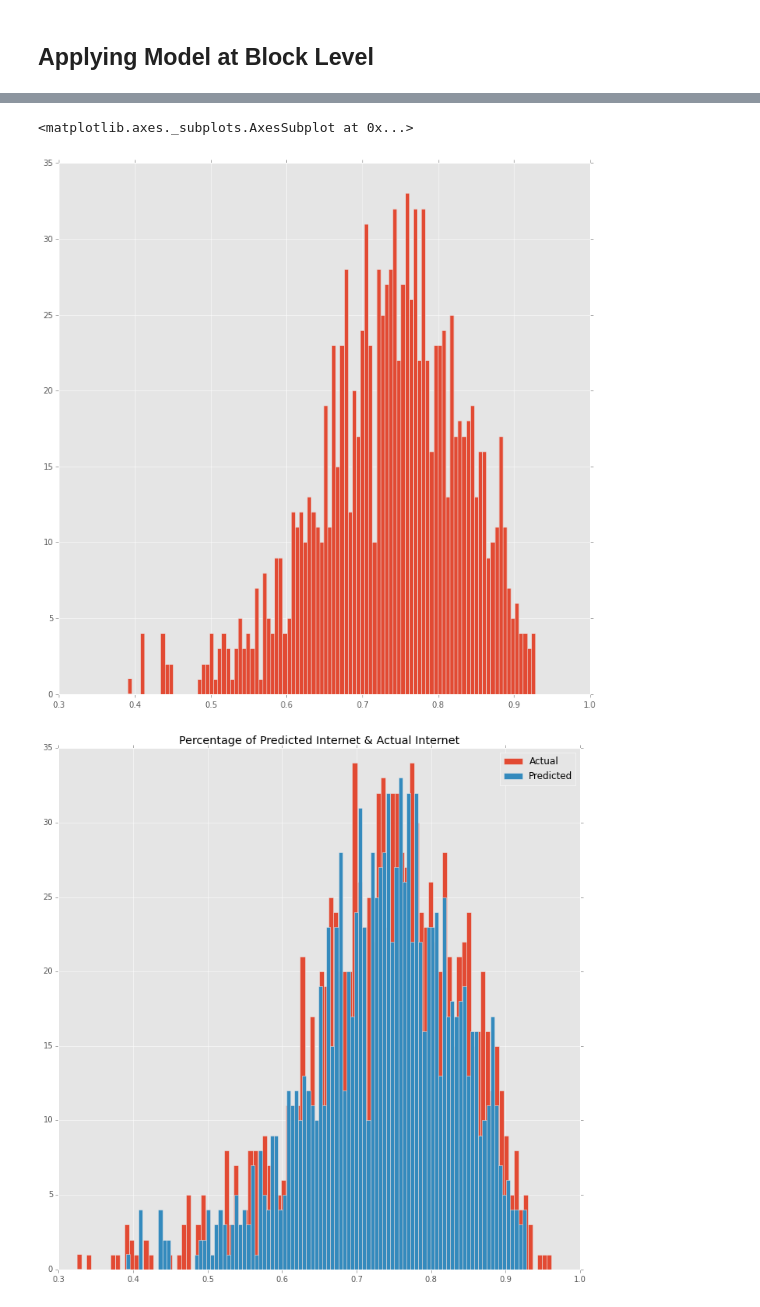
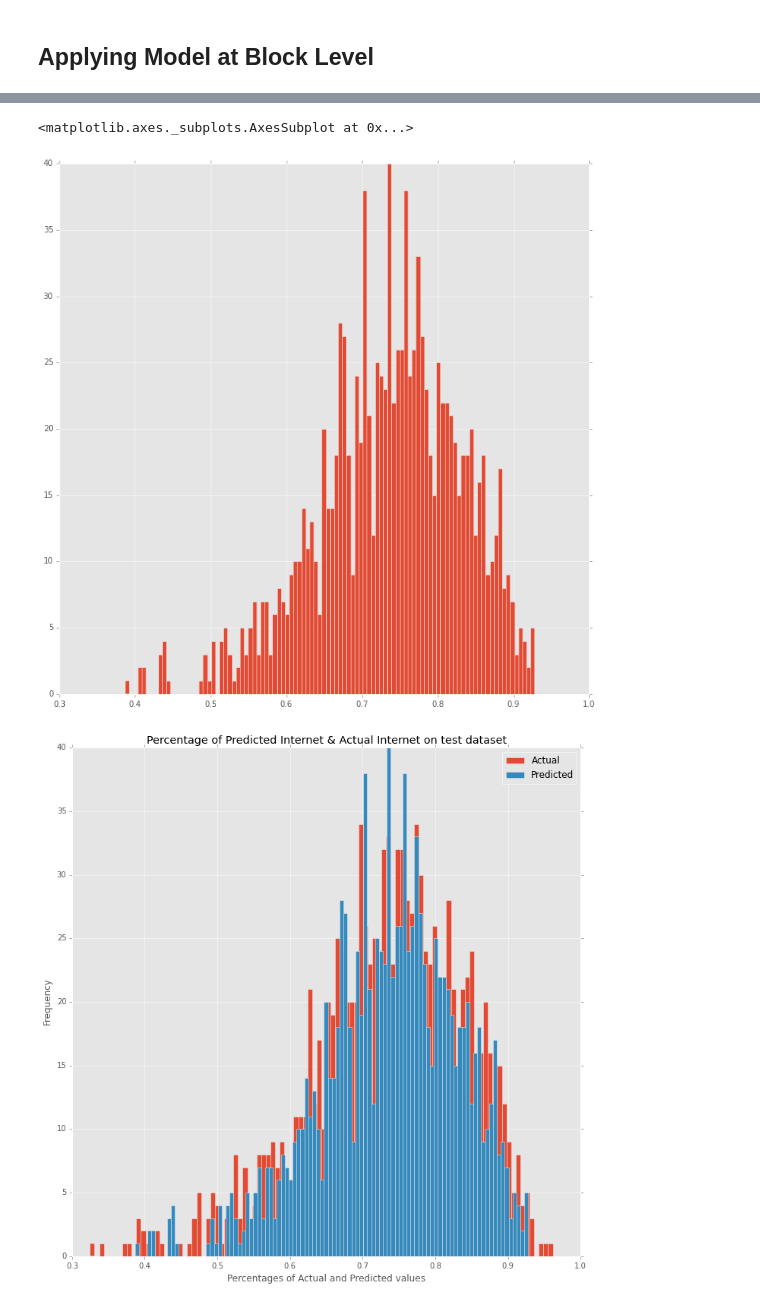
Before and after one commit to AlanPolson/ML_Project, a Jupyter notebook: Code/MachineLearningRandomForest.ipynb, the cells around one changed output, grey strips where cells are left out. Cells and saved outputs as stored; diff of their text form; code cells hidden in the pictures.

```diff
--- a/Code/MachineLearningRandomForest.ipynb
+++ b/Code/MachineLearningRandomForest.ipynb
@@ -231,7 +254,7 @@ results2['preds'] = rf_predictions
 # %%
 pumadata1=puma.copy()
 pumadata1['internet']= predict['0165_11']/predict['0165_10']
-pumadata1['st'] = pd.get_dummies(data=pumadata, columns=['st'], sparse=True)
+pumadata1= pumadata1.drop('st',1)
 # %%
 trainr = pumadata1.loc[pumadata1['label'] == 'train']
 trainr = trainr.drop(['label'], axis=1)
@@ -257,6 +280,6 @@ pred_validr = validr.drop(['internet'], axis=1)
 feature_namesvr = list(pred_validr.columns.values)
 pred_validr = np.int64(pred_validr.fillna(np.nan))
 # %%
-rfr = RandomForestRegressor(n_estimators=500, criterion='mse', min_samples_split=10, verbose=2, oob_score = True)
+rfr = RandomForestRegressor(n_estimators=500, n_jobs=jobs, criterion='mse', min_samples_split=10, verbose=2, oob_score = True)
 rfr.fit(X=pred_trainr, y=label_trainr)
 # %% [output]
@@ -424,16 +411,19 @@ resultsblock.head()
 (resultsValues['preds']).hist(bins=100,figsize=(12,12))
 # %% [output]
 <matplotlib.axes._subplots.AxesSubplot at 0x...>
-[figure, old version]
+[figure, new version]
 # %%
 plt.figure(1)
 plt.hist(label_testr,bins=100)
 resultsValues['preds'].hist(bins=100,figsize=(12,12))
-plt.title('Percentage of Predicted Internet & Actual Internet')
+plt.title('Percentage of Predicted Internet & Actual Internet on test dataset')
+plt.xlabel('Percentages of Actual and Predicted values')
+plt.ylabel('Frequency')
 plt.legend(['Actual','Predicted'])
+plt.savefig('PredictHistogram.png')
 plt.show()
 # %% [output]
-[figure, old version]
+[figure, new version]
 # %%
 plt.figure(1)
 plt.hist(label_validr,bins=100)
```
Also changed, not shown: parts of 23 cells of this notebook.
